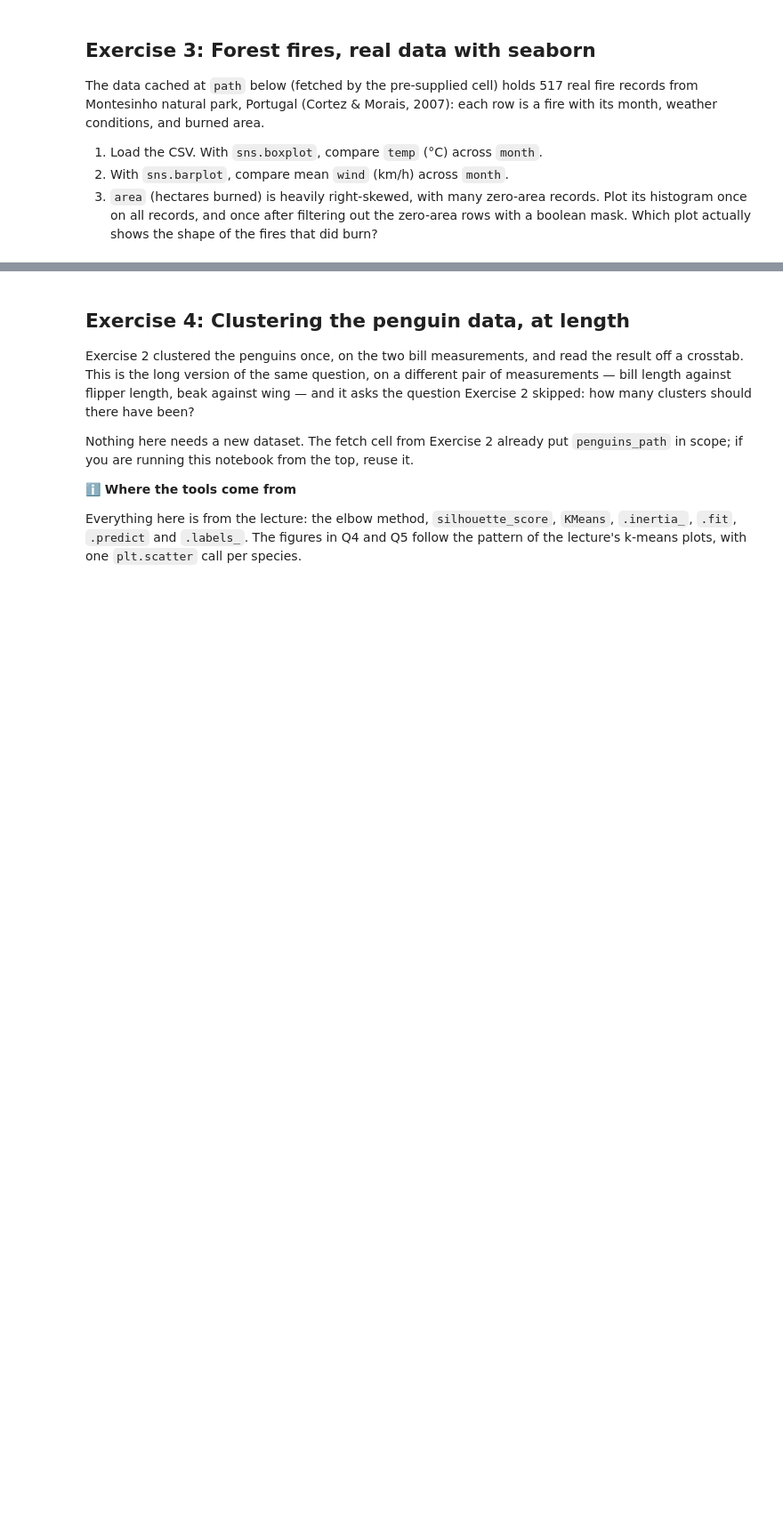
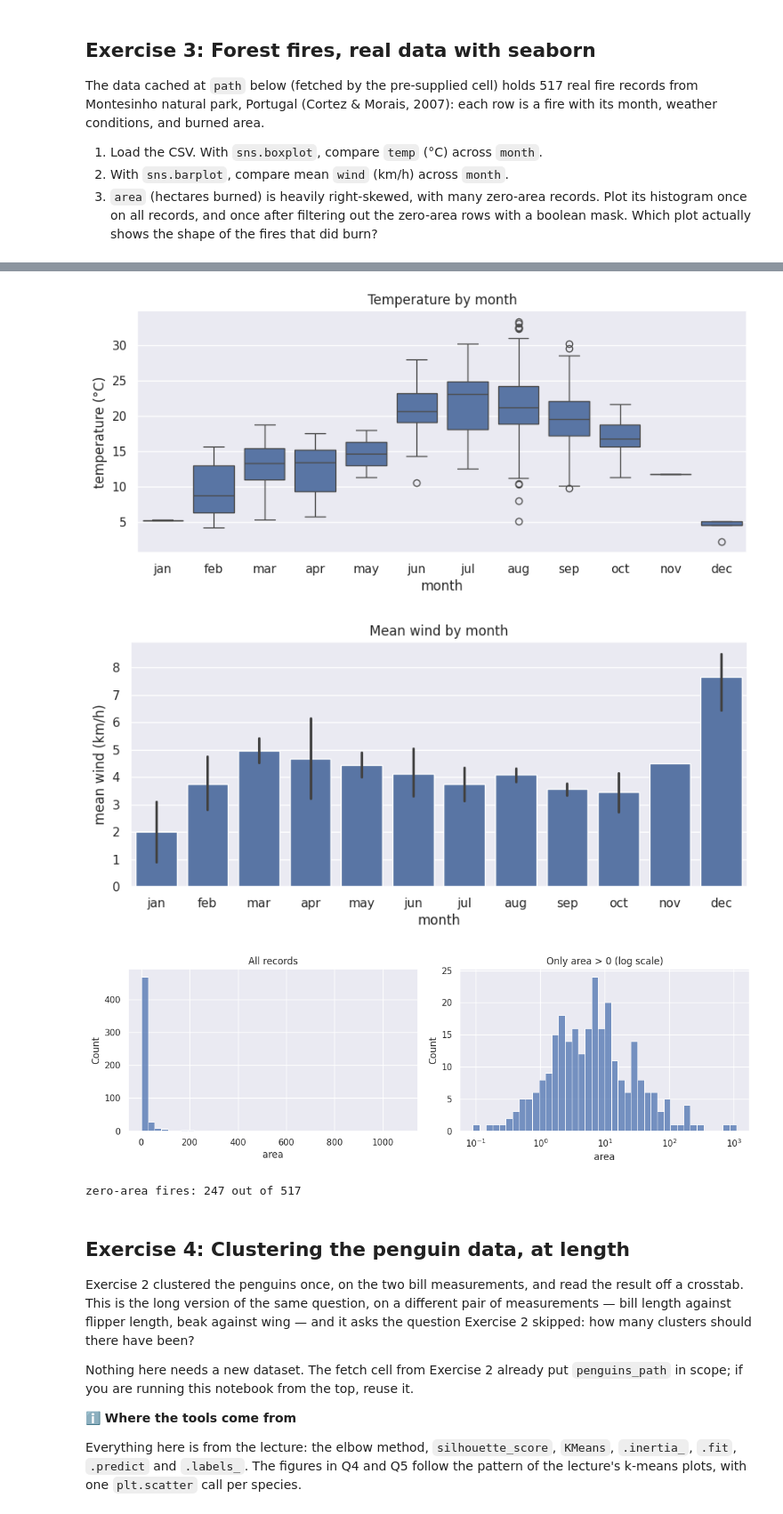
Before and after one commit to louisbetrisey/2026_Intro_Python, a Jupyter notebook: 1.8-statistical-foundations-and-ml-environmental-exercises.ipynb, the cells around one changed output, grey strips where cells are left out. Shown at 89% size. Saved outputs shown, nothing was run; the diff lists cells and outputs as text; code cells hidden in the pictures; blank space fills up the shorter version.

```diff
--- a/1.8-statistical-foundations-and-ml-environmental-exercises.ipynb
+++ b/1.8-statistical-foundations-and-ml-environmental-exercises.ipynb
@@ -93,3 +149,45 @@ path = pooch.retrieve(
+# %%
+import pandas as pd
+import seaborn as sns
+import matplotlib.pyplot as plt
+
+sns.set_theme()     # style seaborn pour tous les graphiques (comme dans la théorie)
+
+fires = pd.read_csv(path)
+months = ["jan", "feb", "mar", "apr", "may", "jun",
+          "jul", "aug", "sep", "oct", "nov", "dec"]
+
+# 1) Température par mois : boxplot
+plt.figure(figsize=(10, 4))
+sns.boxplot(data=fires, x="month", y="temp", order=months)
+plt.ylabel("temperature (°C)")
+plt.title("Temperature by month")
+plt.show()
+
+# 2) Vent moyen par mois : barplot
+plt.figure(figsize=(10, 4))
+sns.barplot(data=fires, x="month", y="wind", order=months)
+plt.ylabel("mean wind (km/h)")
+plt.title("Mean wind by month")
+plt.show()
+
+# 3) Surface brûlée : tous les feux, puis seulement ceux avec area > 0
+burned = fires[fires["area"] > 0]          # masque booléen
+
+fig, (ax1, ax2) = plt.subplots(1, 2, figsize=(12, 4))
+sns.histplot(data=fires, x="area", bins=40, ax=ax1)
+ax1.set_title("All records")
+sns.histplot(data=burned, x="area", bins=40, log_scale=True, ax=ax2)
+ax2.set_title("Only area > 0 (log scale)")
+plt.tight_layout()
+plt.show()
+
+print("zero-area fires:", (fires["area"] == 0).sum(), "out of", len(fires))
+# %% [output]
+[figure, added]
+[figure, added]
+[figure, added]
+zero-area fires: 247 out of 517
 # %% [markdown]
 ## Exercise 4: Clustering the penguin data, at length
 
```
Also changed, not shown: parts of 35 cells of this notebook.
